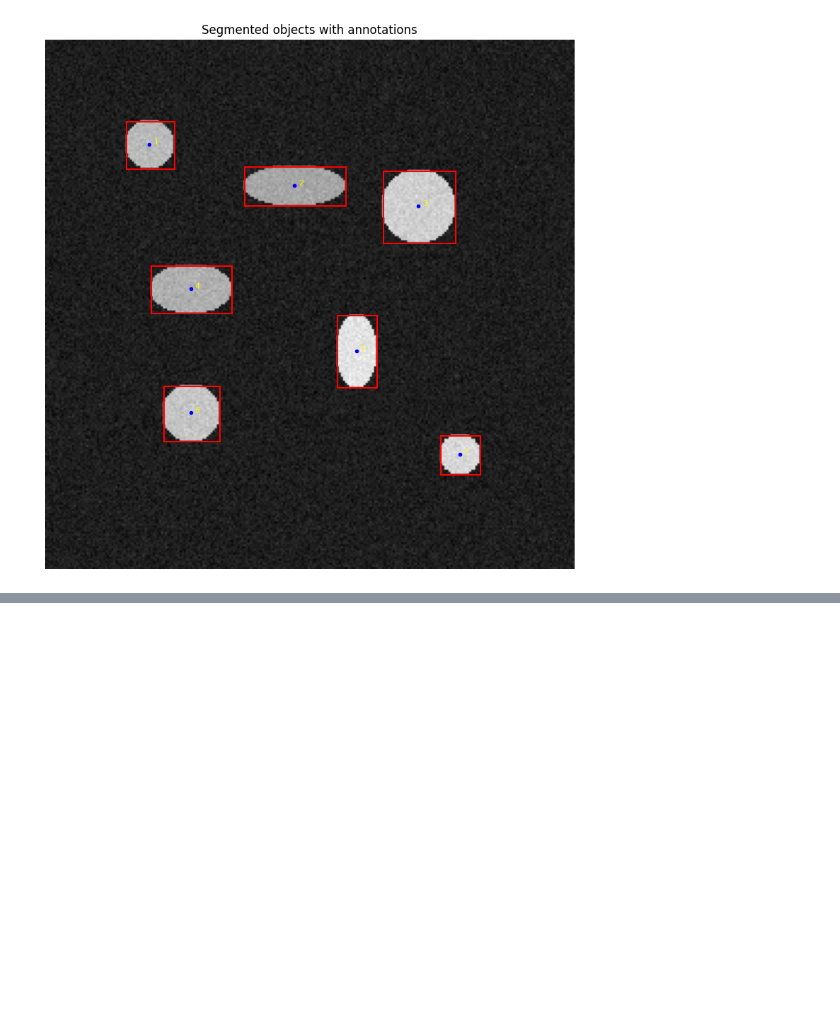
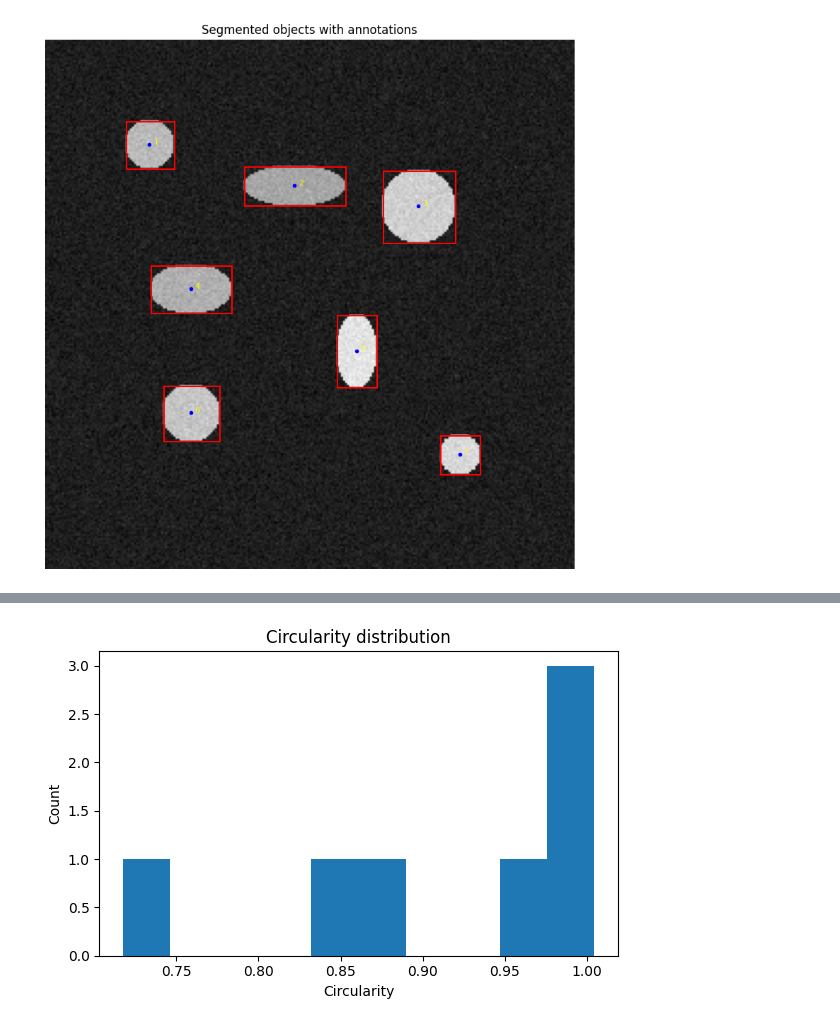
Before and after one commit to peterzm/ai-imaging-portfolio, a Jupyter notebook: 04_segmentation/notebooks/07_feature_extraction_from_segmented_regions.ipynb, the cells around one changed output, grey strips where cells are left out. Saved outputs shown, nothing was run; the diff lists cells and outputs as text; code cells hidden in the pictures; blank space fills up the shorter version.

```diff
--- a/04_segmentation/notebooks/07_feature_extraction_from_segmented_regions.ipynb
+++ b/04_segmentation/notebooks/07_feature_extraction_from_segmented_regions.ipynb
@@ -257,0 +290,16 @@ plt.show()
+# %%
+plt.figure(figsize=(6, 4))
+plt.hist(df_features["circularity"], bins=10)
+plt.title("Circularity distribution")
+plt.xlabel("Circularity")
+plt.ylabel("Count")
+plt.tight_layout()
+
+plt.savefig(
+    "../figures/feature_extraction_SR/07_circularity_distribution.png",
+    bbox_inches="tight",
+    dpi=300
+)
+plt.show()
+# %% [output]
+[figure, added]
```
Also changed, not shown: parts of 5 cells of this notebook, 6 other files.
